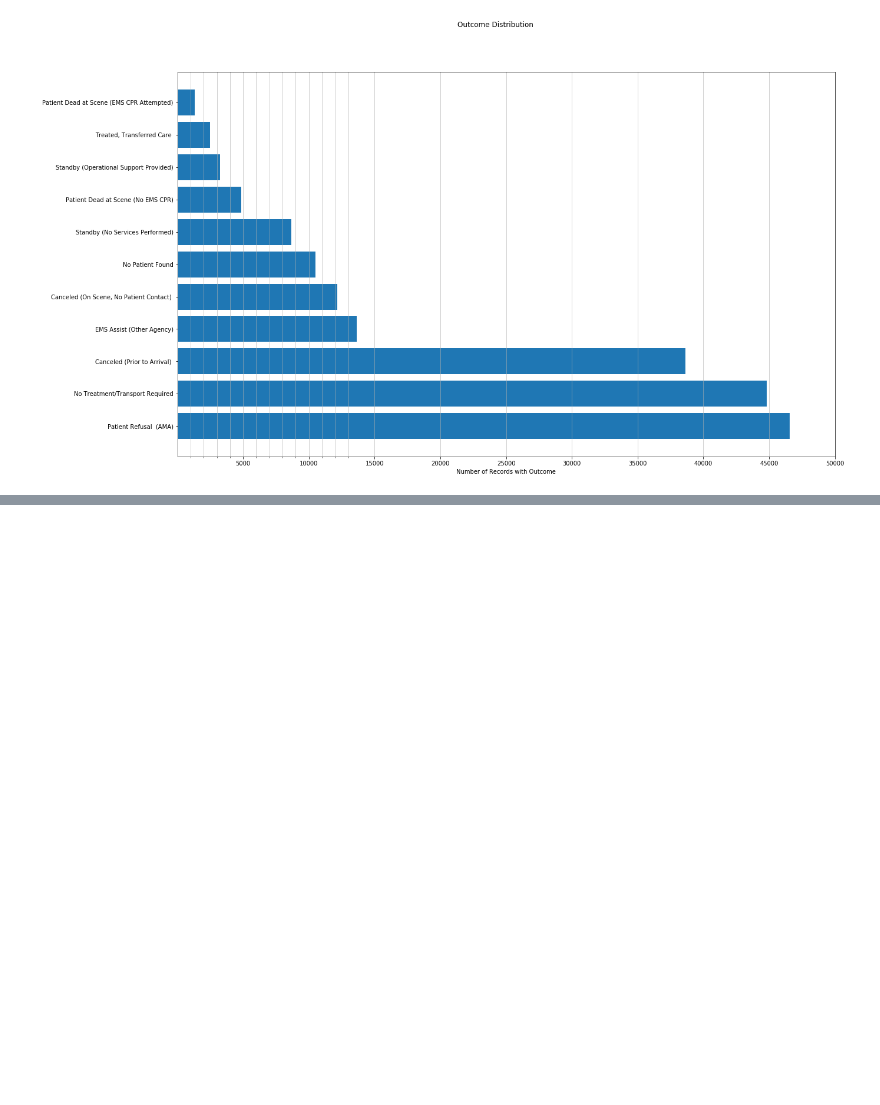
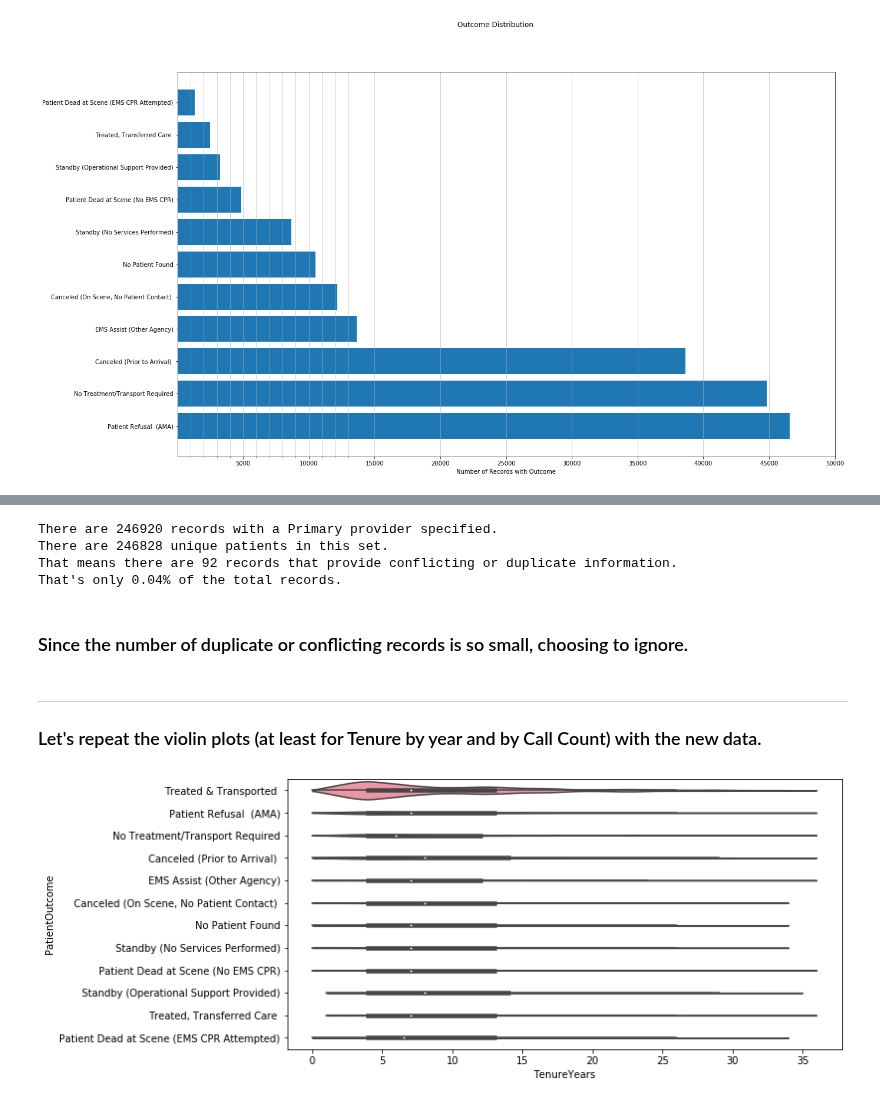
Before and after one commit to data-rescue/ems-analytics, a Jupyter notebook: notebooks/20210305-mrm-daen690-Q3.ipynb, the cells around one changed output, grey strips where cells are left out. Cells and saved outputs as stored; diff of their text form; code cells hidden in the pictures; blank space fills up the shorter version.

```diff
--- a/notebooks/20210305-mrm-daen690-Q3.ipynb
+++ b/notebooks/20210305-mrm-daen690-Q3.ipynb
@@ -660,0 +714,28 @@ plt.show()
+# %%
+# Start by selecting only the records in df_cum that have a Primary Care Provider
+
+df_primary=df_cum[df_cum['CrewMemberRoles'].str.find('Primary')!=(-1)]
+num_Prim=len(df_primary)
+num_Pat=len(df_primary['PatientId'].unique())
+print("There are {} records with a Primary provider specified.".format(num_Prim))
+print("There are {} unique patients in this set.".format(num_Pat))
+print("That means there are {} records that provide conflicting or duplicate information.".format(num_Prim-num_Pat))
+print("That's only {:.2f}% of the total records.".format((num_Prim-num_Pat)/num_Prim*100))
+# %% [output]
+There are 246920 records with a Primary provider specified.
+There are 246828 unique patients in this set.
+That means there are 92 records that provide conflicting or duplicate information.
+That's only 0.04% of the total records.
+# %% [markdown]
+### Since the number of duplicate or conflicting records is so small, choosing to ignore.
+# %% [markdown]
+***
+### Let's repeat the violin plots (at least for Tenure by year and by Call Count) with the new data.
+# %%
+plt.figure(figsize=(10,5))
+sns.violinplot("TenureYears","PatientOutcome",
+               data=df_primary,
+               scale='count',
+              order=OutcomeOrder, cut=0);
+# %% [output]
+[figure, added]
```
Also changed, not shown: parts of 107 cells of this notebook.
